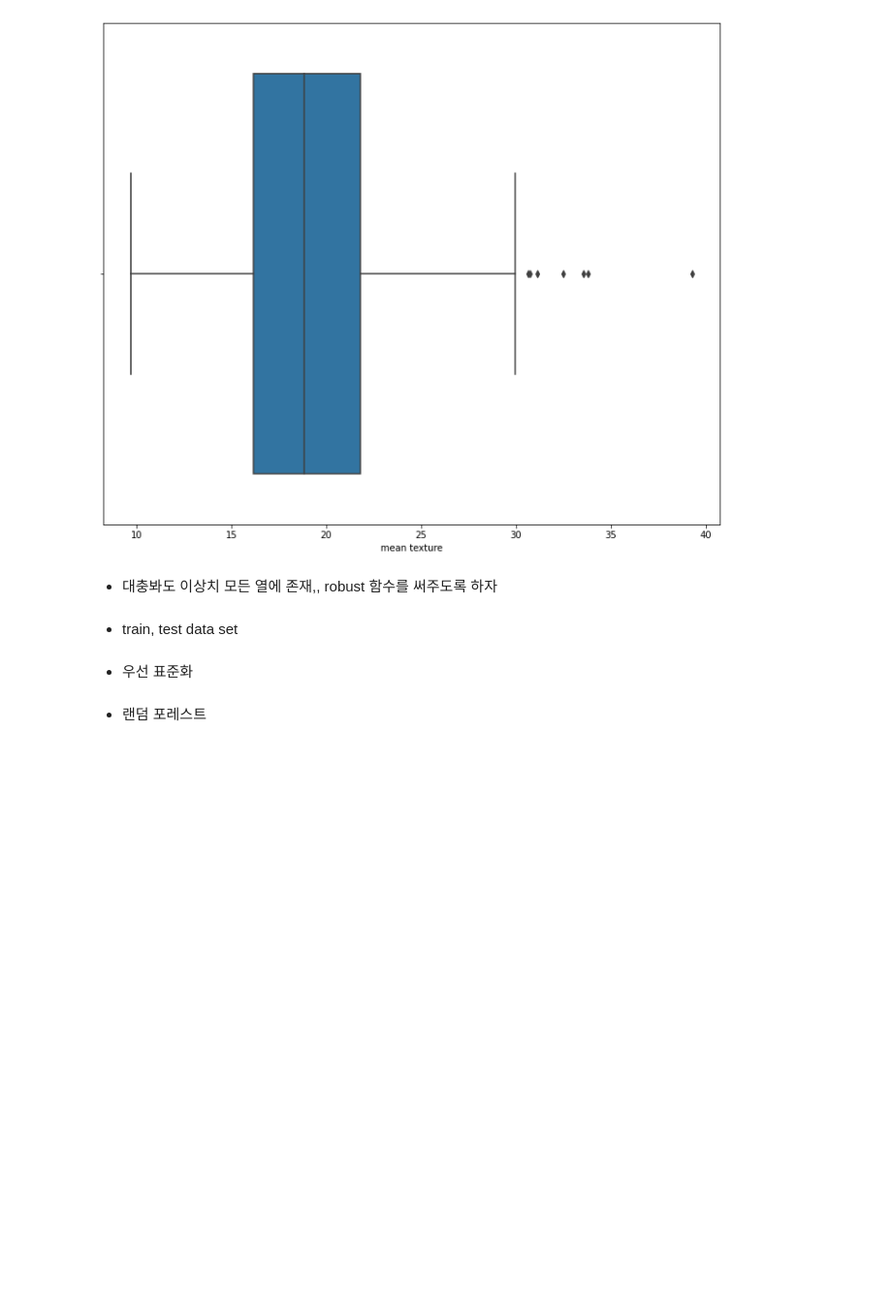
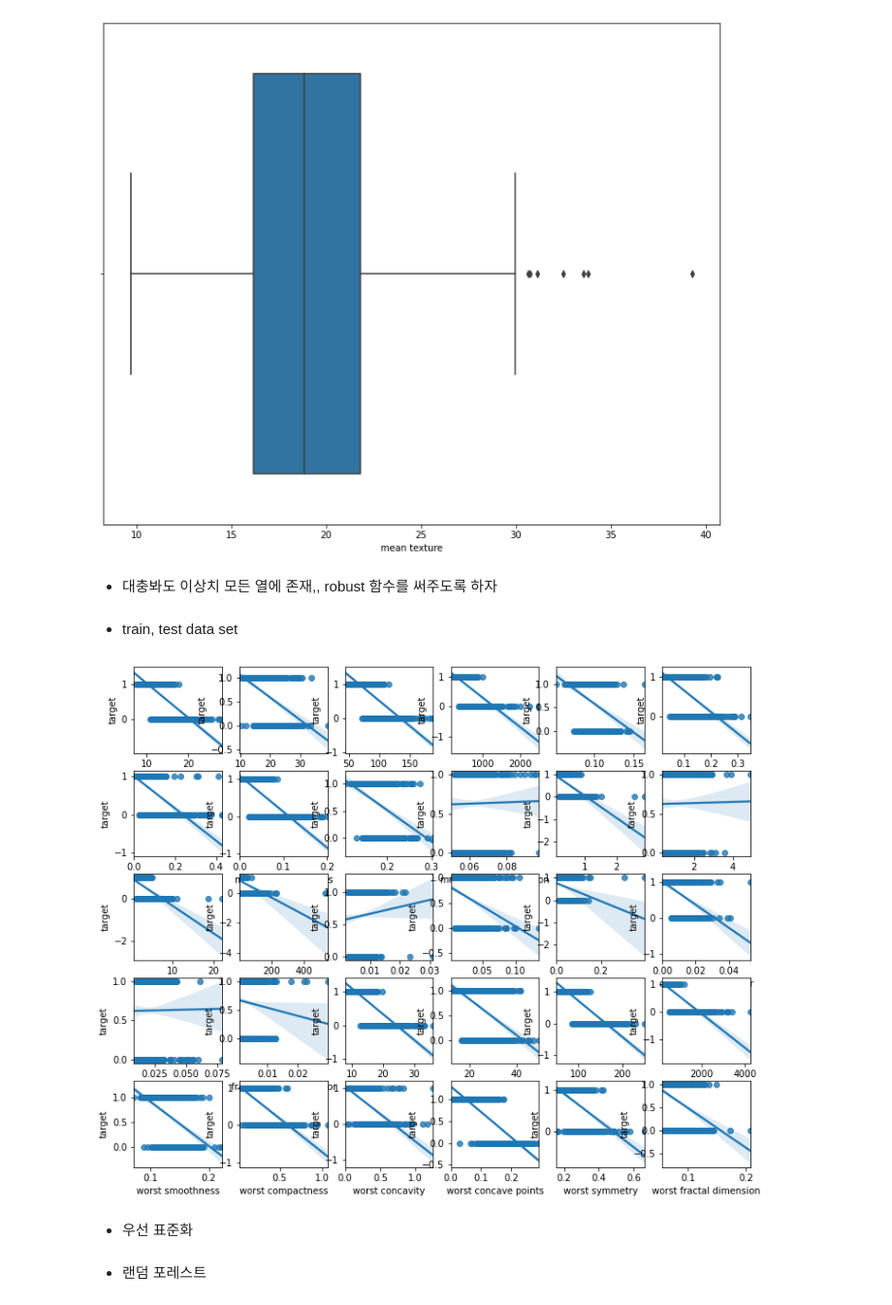
Before and after one commit to vvbshvv/12.22-, a Jupyter notebook: breast-cancer모델만들기(수정).ipynb, the cells around one changed output. Shown: that part at 97% size. Drawn from its saved outputs; the diff is of its cells as text; code cells hidden in the pictures; blank space fills up the shorter version.

```diff
--- a/breast-cancer모델만들기(수정).ipynb
+++ b/breast-cancer모델만들기(수정).ipynb
@@ -67,6 +67,13 @@ plt.show()
 # %%
 X = df.iloc[:,:-1]
 y = df.iloc[:,-1]
+# %%
+fig, axs = plt.subplots(nrows=5, ncols=6, figsize=(12,10))
+for i, feature in enumerate(X):
+    row, col = i//6, i%6
+    sns.regplot(x=feature, y=y,data=df, ax=axs[row][col])
+# %% [output]
+[figure, added]
 # %%
 from sklearn.model_selection import train_test_split
 X_train, X_test, y_train, y_test = train_test_split(
```
Also changed, not shown: parts of 13 cells of this notebook, 1 other file.
